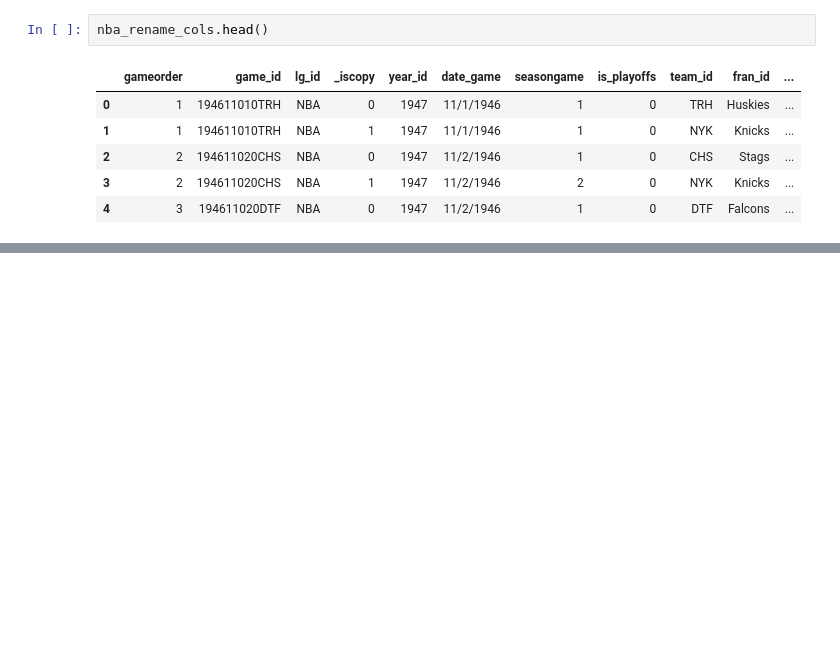
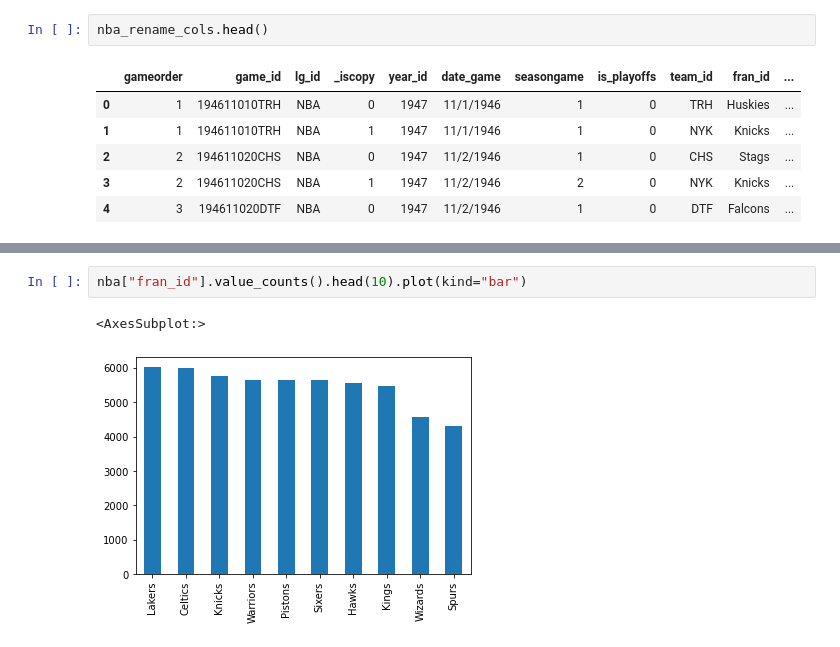
Before and after one commit to krisbianprabowo/learning_journal, a Jupyter notebook: phase_0/week_1/w1d4pm.ipynb, the cells around one changed output, grey strips where cells are left out. Drawn from its saved outputs; the diff is of its cells as text; blank space fills up the shorter version.

```diff
--- a/phase_0/week_1/d4pm.ipynb
+++ b/phase_0/week_1/w1d4pm.ipynb
@@ -250,0 +350,5 @@ nba_rename_cols.head()
+# %%
+nba["fran_id"].value_counts().head(10).plot(kind="bar")
+# %% [output]
+<AxesSubplot:>
+[figure, added]
```
Also changed, not shown: parts of 19 cells of this notebook, 12 other files.
